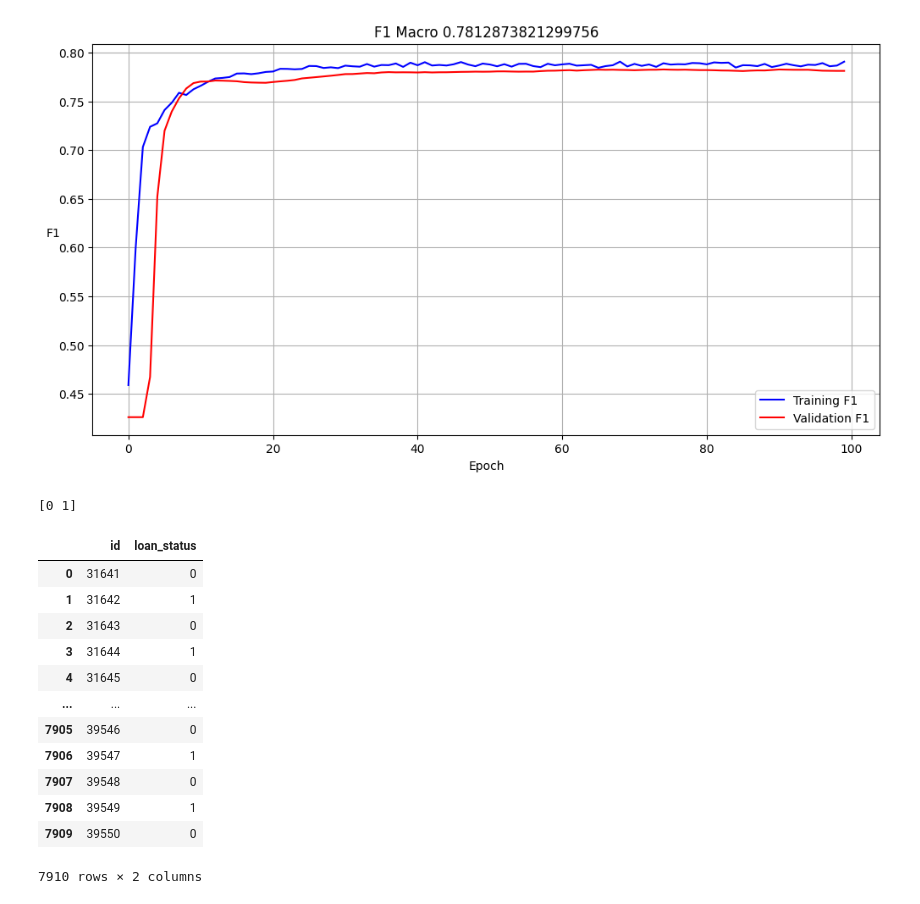
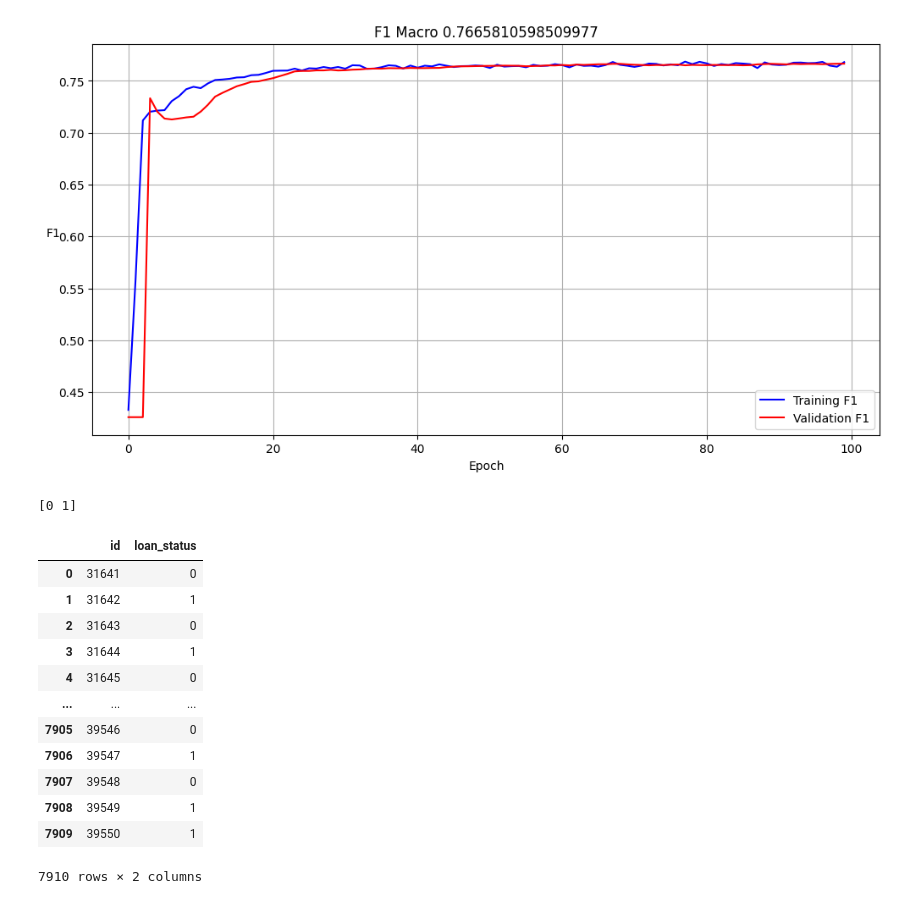
Before and after one commit to Rokabpy/BankMod-AI-Hackathon, a Jupyter notebook: BankMod_AI_Hackathon_[online].ipynb, the cells around one changed output. Saved outputs shown, nothing was run; the diff lists cells and outputs as text; code cells hidden in the pictures.

```diff
--- a/BankMod_AI_Hackathon_[online].ipynb
+++ b/BankMod_AI_Hackathon_[online].ipynb
@@ -116,7 +90,9 @@ print(unique, counts)
+# %%
+train_df = train_df.fillna(train_df.median())
+test_df = test_df.fillna(test_df.median())
 # %%
-norm_train = MinMaxScaler().fit_transform(train)
-train = pd.DataFrame(norm_train, columns=train.columns)
+norm_train = MinMaxScaler().fit_transform(train_df)
+train_df = pd.DataFrame(norm_train, columns=train_df.columns)
 
-norm_test = MinMaxScaler().fit_transform(test)
-test = pd.DataFrame(norm_test, columns=test.columns)
-train
+norm_test = MinMaxScaler().fit_transform(test_df)
+test_df = pd.DataFrame(norm_test, columns=test_df.columns)
@@ -146,21 +106,20 @@ plt.show()
 # %%
-temp = list(train.columns)
-temp.pop(7)
-x = train[temp]
-y = train['status']
-train_x, train_x_val, train_y, train_y_val = train_test_split(x, y, test_size=0.6, random_state=42)
+y = train_df.status
+x = train_df.drop(columns=['status'])
+
+train_x, val_x, train_y, val_y = train_test_split(x, y, test_size=0.2, random_state=42)
 # %%
 train_x = train_x.values.astype(np.float32)
-train_x_val = train_x_val.values.astype(np.float32)
+train_y = train_y.values.astype(np.float32).reshape(-1, 1)
 tensor_train_x = torch.tensor(train_x)
-tensor_train_x_val = torch.tensor(train_x_val)
+tensor_train_y = torch.tensor(train_y)
 
-train_y = train_y.values.astype(np.float32).reshape(-1, 1)
-train_y_val = train_y_val.values.astype(np.float32).reshape(-1, 1)
-tensor_train_y = torch.tensor(train_y)
-tensor_train_y_val = torch.tensor(train_y_val)
+val_x = val_x.values.astype(np.float32)
+val_y = val_y.values.astype(np.float32).reshape(-1, 1)
+tensor_val_x = torch.tensor(val_x)
+tensor_val_y = torch.tensor(val_y)
 
-test_x = test.values.astype(np.float32)
+test_x = test_df.values.astype(np.float32)
 tensor_test_x = torch.tensor(test_x)
 # %%
 class neural_network(nn.Module):
@@ -262,11 +221,11 @@ for i in range(0, epoch):
 
   model.eval()
   with torch.no_grad():
-    y_hat_val = model(tensor_train_x_val)
-    loss_BCE_val = error(y_hat_val, tensor_train_y_val)
+    y_hat_val = model(tensor_val_x)
+    loss_BCE_val = error(y_hat_val, tensor_val_y)
 
     y_hat_val = (y_hat_val >= 0.5).float()
-    loss_F1_val = f1_macro(y_hat_val, tensor_train_y_val)
+    loss_F1_val = f1_macro(y_hat_val, tensor_val_y)
     scheduler.step(loss_F1_val)
     col_F1_val.append(loss_F1_val.item())
 
@@ -307,4 +266,4 @@ Epoch [100/100] | Loss(F1): 0.7813 | Loss(BCE): 0.7076
-[figure, old version]
+[figure, new version]
 # %%
 with torch.no_grad():
   y_hat = model(tensor_test_x)
@@ -312,7 +271,7 @@ with torch.no_grad():
   y_hat = y_hat.squeeze().numpy().astype(int)
 y_hat = pd.DataFrame(y_hat)
 
-summarize = pd.concat([temp_id_test, y_hat], axis=1)
+summarize = pd.concat([id_test, y_hat], axis=1)
 summarize.columns = ['id', 'loan_status']
 summarize.to_csv('My_Answer.csv', index=False)
 print(summarize['loan_status'].unique())
@@ -330,5 +289,5 @@ summarize
 | 7906 | 39547 | 1 |
 | 7907 | 39548 | 0 |
 | 7908 | 39549 | 1 |
-| 7909 | 39550 | 0 |
+| 7909 | 39550 | 1 |
 7910 rows × 2 columns
```
Also changed, not shown: parts of 15 cells of this notebook.
